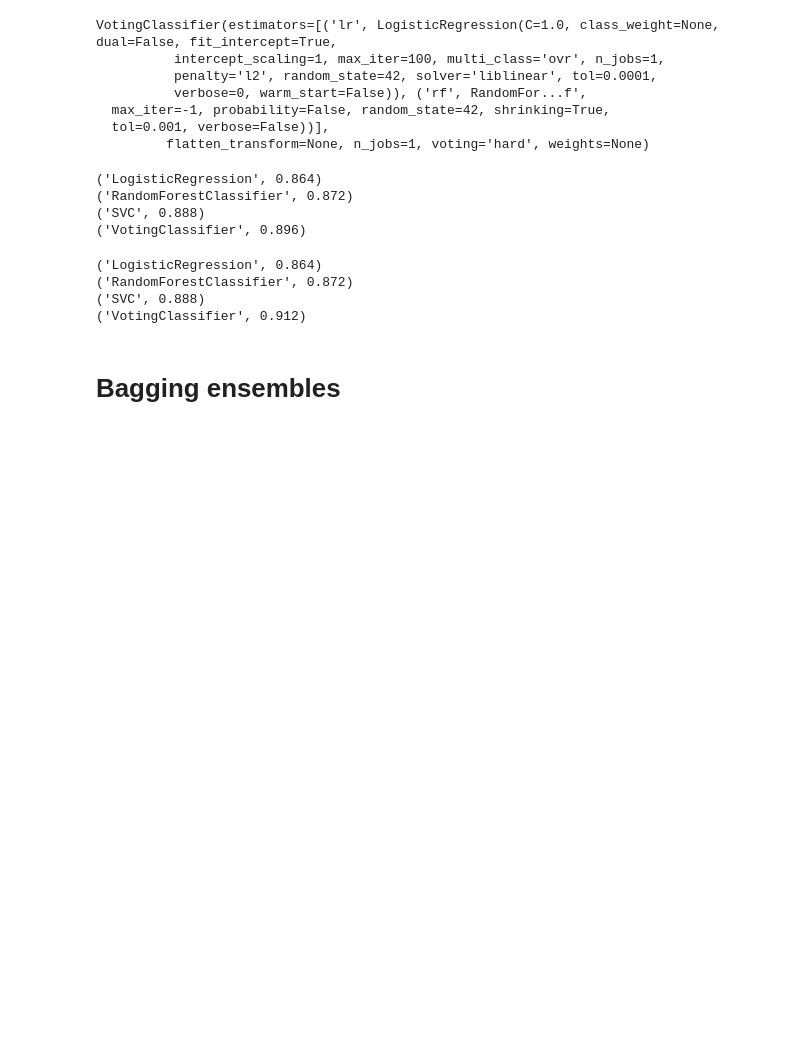
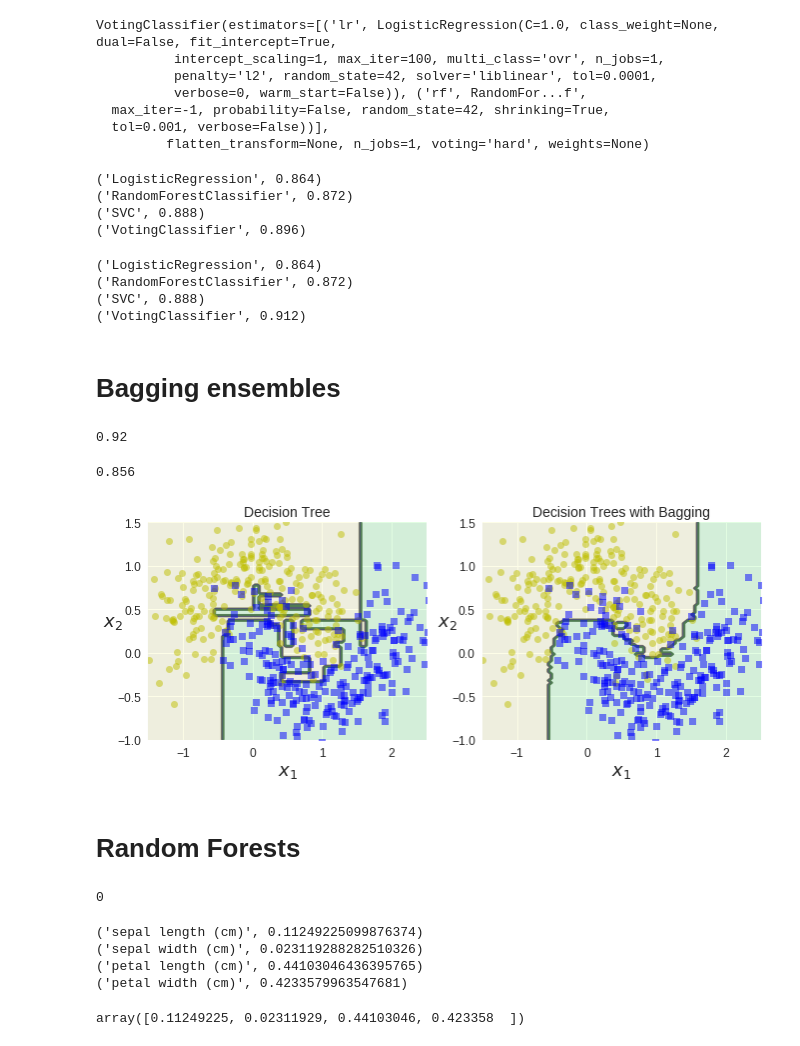
Before and after one commit to bmoretz/Notebooks, a Jupyter notebook: Hands-OnMachineLearning/ch_07.ipynb, the cells around one changed output. Drawn from its saved outputs; the diff is of its cells as text; code cells hidden in the pictures; blank space fills up the shorter version.

```diff
--- a/Hands-OnMachineLearning/ch_07.ipynb
+++ b/Hands-OnMachineLearning/ch_07.ipynb
@@ -120,3 +120,60 @@ for clf in (log_clf, rnd_clf, svm_clf, voting_clf):
 ('VotingClassifier', 0.912)
 # %% [markdown]
 # Bagging ensembles
+# %%
+from sklearn.ensemble import BaggingClassifier
+from sklearn.tree import DecisionTreeClassifier
+
+bag_clf = BaggingClassifier(
+    DecisionTreeClassifier(), n_estimators = 500,
+    max_samples = 100, bootstrap = True, n_jobs = -1
+)
+# %%
+bag_clf.fit(X_train, y_train)
+y_pred = bag_clf.predict(X_test)
+# %%
+from sklearn.metrics import accuracy_score
+print(accuracy_score(y_test, y_pred))
+# %% [output]
+0.92
+# %%
+tree_clf = DecisionTreeClassifier(random_state=42)
+tree_clf.fit(X_train, y_train)
+y_pred_tree = tree_clf.predict(X_test)
+# %%
+print(accuracy_score(y_test, y_pred_tree))
+# %% [output]
+0.856
+# %%
+from matplotlib.colors import ListedColormap
+
+def plot_decision_boundary(clf, X, y, axes=[-1.5, 2.5, -1, 1.5], alpha=0.5, contour=True):
+    x1s = np.linspace(axes[0], axes[1], 100)
+    x2s = np.linspace(axes[2], axes[3], 100)
+    x1, x2 = np.meshgrid(x1s, x2s)
+    X_new = np.c_[x1.ravel(), x2.ravel()]
+    y_pred = clf.predict(X_new).reshape(x1.shape)
+    custom_cmap = ListedColormap(['#fafab0','#9898ff','#a0faa0'])
+    plt.contourf(x1, x2, y_pred, alpha=0.3, cmap=custom_cmap)
+    if contour:
+        custom_cmap2 = ListedColormap(['#7d7d58','#4c4c7f','#507d50'])
+        plt.contour(x1, x2, y_pred, cmap=custom_cmap2, alpha=0.8)
+    plt.plot(X[:, 0][y==0], X[:, 1][y==0], "yo", alpha=alpha)
+    plt.plot(X[:, 0][y==1], X[:, 1][y==1], "bs", alpha=alpha)
+    plt.axis(axes)
+    plt.xlabel(r"$x_1$", fontsize=18)
+    plt.ylabel(r"$x_2$", fontsize=18, rotation=0)
+# %%
+plt.figure(figsize=(11,4))
+plt.subplot(121)
+plot_decision_boundary(tree_clf, X, y)
+plt.title("Decision Tree", fontsize=14)
+plt.subplot(122)
+plot_decision_boundary(bag_clf, X, y)
+plt.title("Decision Trees with Bagging", fontsize=14)
+
+plt.show()
+# %% [output]
+[figure, added]
+# %% [markdown]
+# Random Forests
@@ -122,0 +195,23 @@ for clf in (log_clf, rnd_clf, svm_clf, voting_clf):
+# %%
+np.sum(y_pred == y_pred_rf) / len(y_pred)
+# %% [output]
+0
+# %%
+from sklearn.datasets import load_iris
+
+iris = load_iris()
+
+rnd_clf = RandomForestClassifier(n_estimators = 500, n_jobs = -1, random_state = 42)
+rnd_clf.fit(iris["data"], iris["target"])
+
+for name, score in zip(iris["feature_names"], rnd_clf.feature_importances_):
+  print(name, score)
+# %% [output]
+('sepal length (cm)', 0.11249225099876374)
+('sepal width (cm)', 0.023119288282510326)
+('petal length (cm)', 0.44103046436395765)
+('petal width (cm)', 0.4233579963547681)
+# %%
+rnd_clf.feature_importances_
+# %% [output]
+array([0.11249225, 0.02311929, 0.44103046, 0.423358  ])
```
Also changed, not shown: parts of 17 cells of this notebook.
